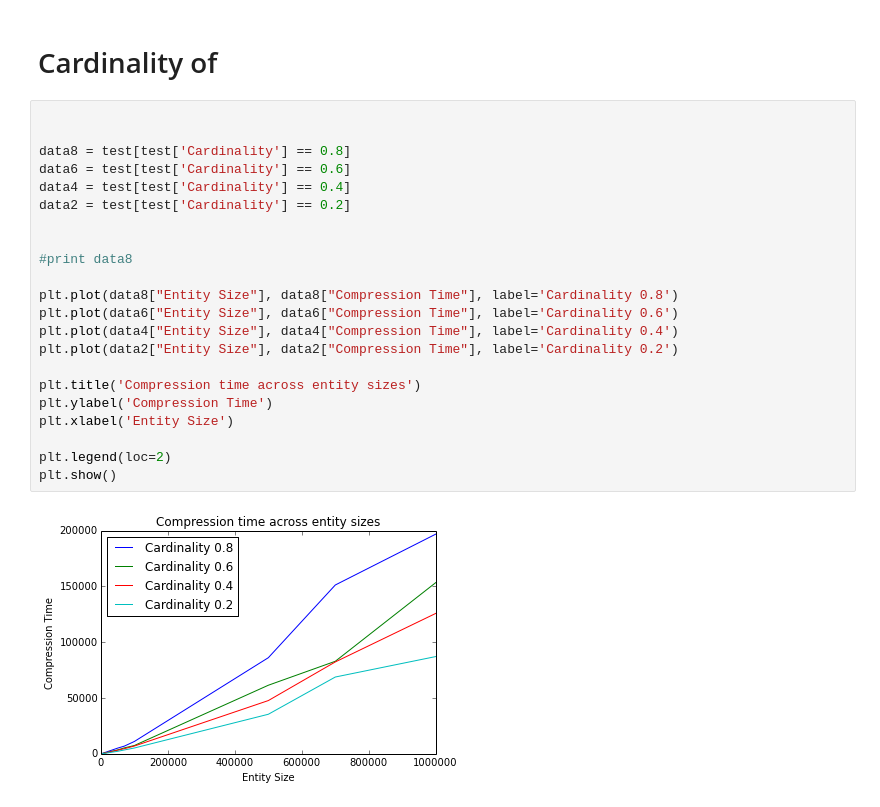
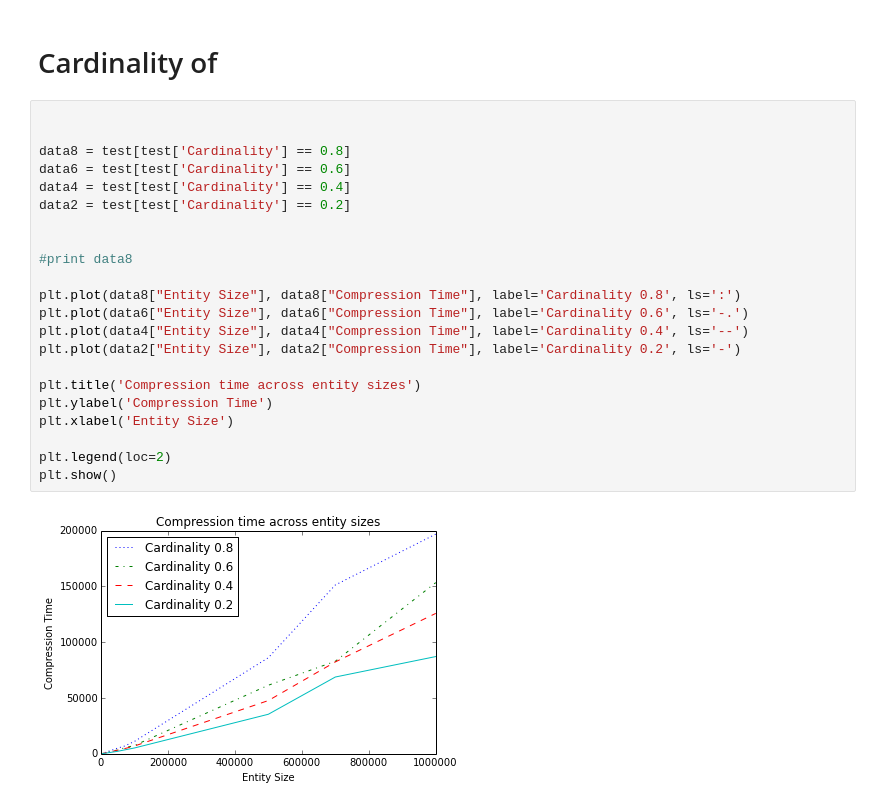
Before and after one commit to cegme/qdstreaming, a Jupyter notebook: code/c/compression-tests.ipynb, the cells around one changed output. Drawn from its saved outputs; the diff is of its cells as text.

Commit message:
Updated the compression test graph

```diff
--- a/code/c/compression-tests.ipynb
+++ b/code/c/compression-tests.ipynb
@@ -70,24 +70,24 @@ plt.show()
 # %%
 
 
 data8 = test[test['Cardinality'] == 0.8]
 data6 = test[test['Cardinality'] == 0.6]
 data4 = test[test['Cardinality'] == 0.4]
 data2 = test[test['Cardinality'] == 0.2]
 
 
 #print data8
 
-plt.plot(data8["Entity Size"], data8["Compression Time"], label='Cardinality 0.8')
-plt.plot(data6["Entity Size"], data6["Compression Time"], label='Cardinality 0.6')
-plt.plot(data4["Entity Size"], data4["Compression Time"], label='Cardinality 0.4')
-plt.plot(data2["Entity Size"], data2["Compression Time"], label='Cardinality 0.2')
+plt.plot(data8["Entity Size"], data8["Compression Time"], label='Cardinality 0.8', ls=':')
+plt.plot(data6["Entity Size"], data6["Compression Time"], label='Cardinality 0.6', ls='-.')
+plt.plot(data4["Entity Size"], data4["Compression Time"], label='Cardinality 0.4', ls='--')
+plt.plot(data2["Entity Size"], data2["Compression Time"], label='Cardinality 0.2', ls='-')
 
 plt.title('Compression time across entity sizes')
 plt.ylabel('Compression Time')
 plt.xlabel('Entity Size')
 
 plt.legend(loc=2)
 plt.show()
 # %% [output]
-[figure, old version]
+[figure, new version]
```
Also changed, not shown: 1 other file.
